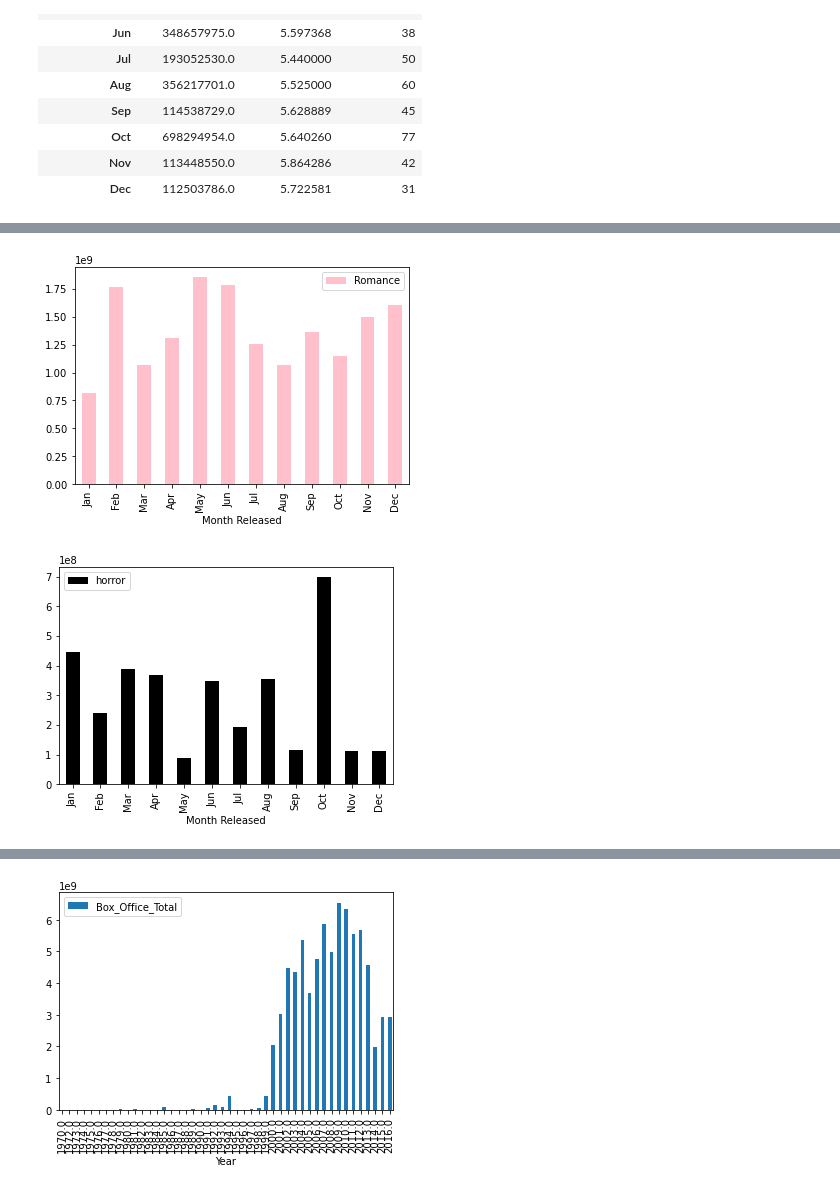
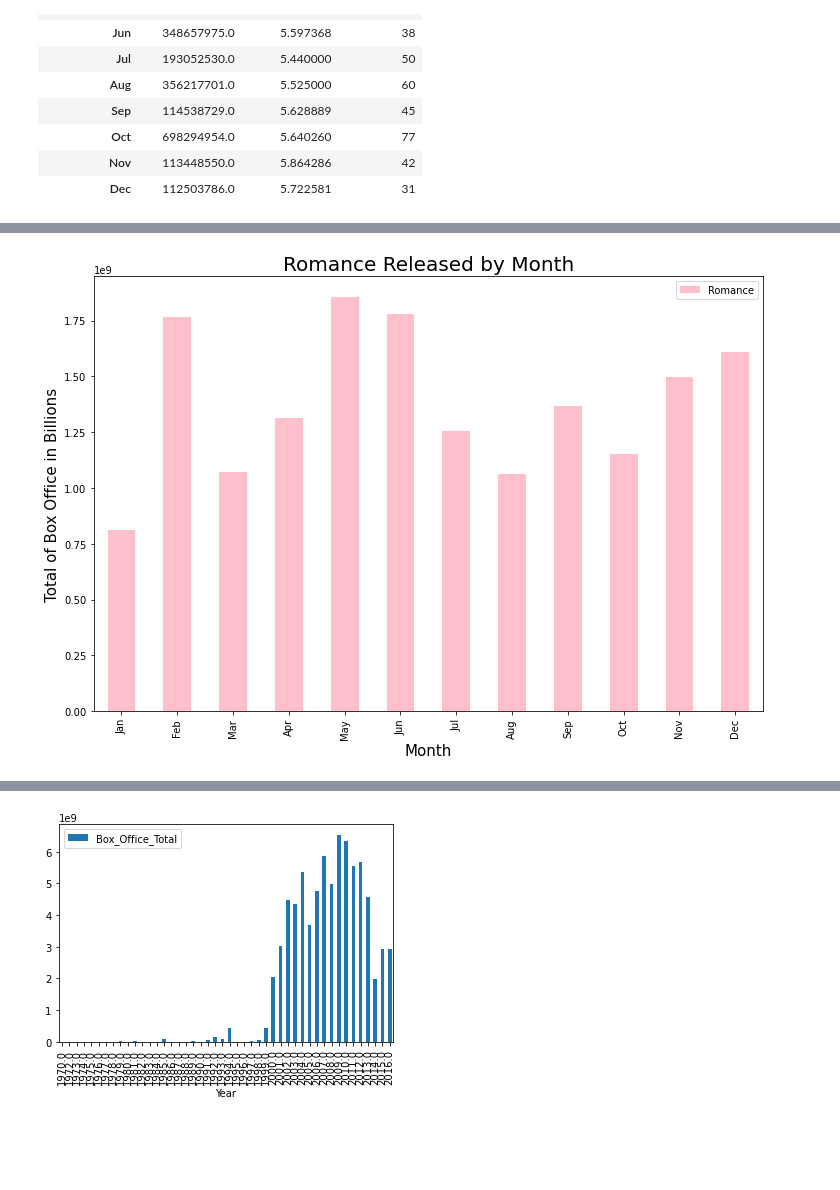
Before and after one commit to Lweston75/Project-One, a Jupyter notebook: movie_graphs.ipynb, the cells around one changed output, grey strips where cells are left out. Drawn from its saved outputs; the diff is of its cells as text; code cells hidden in the pictures; blank space fills up the shorter version.

```diff
--- a/movie_graphs.ipynb
+++ b/movie_graphs.ipynb
@@ -10,6 +10,7 @@ This is to import the csv
 # %%
 movie_csv = "movies.csv"
 movie_df = pd.read_csv(movie_csv, encoding = "ISO-8859-1")
+movie_df['Year'] = movie_df['Year'].astype(int)
 movie_df.head()
 # %% [output]
 |  | Const | Title | URL | Title Type | IMDb Rating | Runtime (mins) | Year | Genres | Num Votes | ... |
@@ -429,8 +499,8 @@ ValueError: x and y must have same first dimension, but have shapes (45,) and (4
 # %%
-bar_lineH=monthly_romance.plot.bar(x ='Month Released',y ='Box_Office_Total', facecolor = 'pink', label="Romance")
+bar_lineH=monthly_romance.plot.bar(x ='Month Released',y ='Box_Office_Total', facecolor = 'pink', label="Romance", figsize=(12,8))
+plt.title("Romance Released by Month", fontsize= 20)
+plt.ylabel("Total of Box Office in Billions", fontsize=15)
+plt.xlabel('Month', fontsize=15)
+plt.savefig('Figures/bar_romance_box_office_month.png')
 # %% [output]
-[figure, old version]
+[figure, new version]
-# %%
-bar_lineH=monthly_horror.plot.bar(x ='Month Released',y ='Box_Office_Total', facecolor = 'Black', label="horror")
-# %% [output]
-[figure, removed]
```
Also changed, not shown: parts of 34 cells of this notebook.
